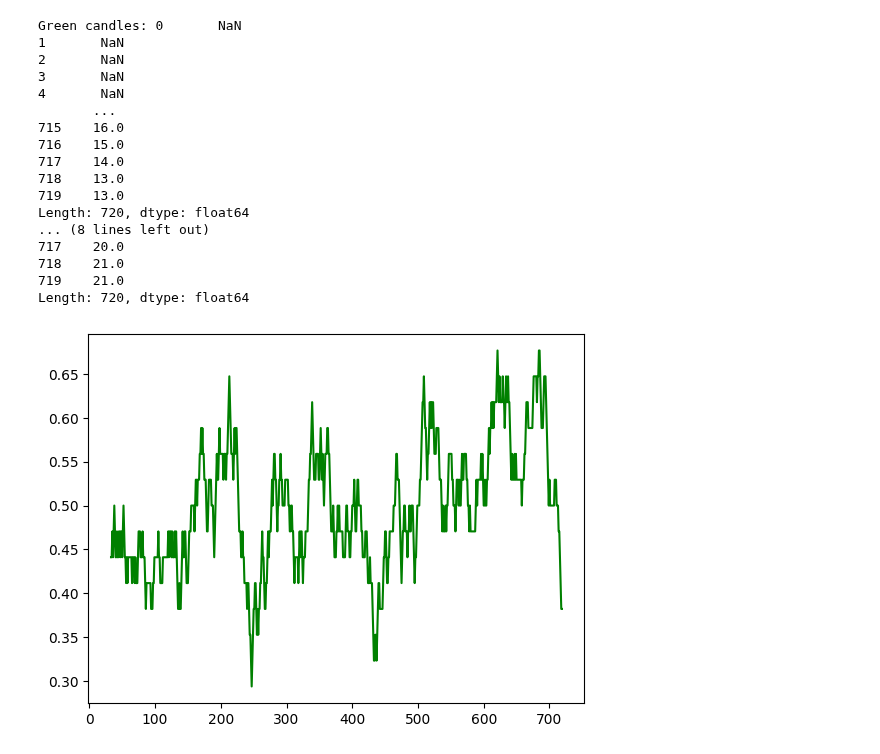
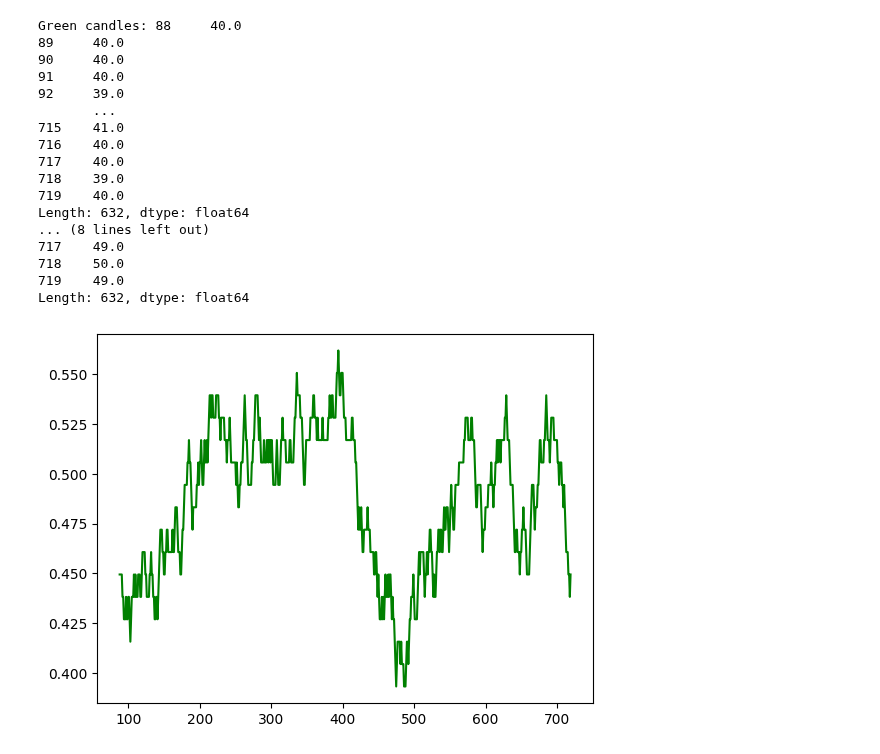
Before and after one commit to nickwilliamsdev/treetrader, a Jupyter notebook: crypto_prob_research.ipynb, the cells around one changed output. Drawn from its saved outputs; the diff is of its cells as text; code cells hidden in the pictures.

```diff
--- a/crypto_prob_research.ipynb
+++ b/crypto_prob_research.ipynb
@@ -24,9 +24,9 @@ import matplotlib.pyplot as plt
 
 syms = list(df_dict.keys())
 
-df = df_dict[syms[9]]
+df = df_dict[syms[0]]
 
-print(syms[9])
+print(syms[0])
 returns = df['close'].pct_change().dropna()
 
 plt.figure(figsize=(10, 6))
@@ -42,29 +42,29 @@ ETHUSDT.txt
 # %%
-green_candles = (df['close'] > df['open']).rolling(34).sum().dropna(inplace=True)
-red_candles = (df['close'] < df['open']).rolling(34).sum().dropna(inplace=True)
+green_candles = (df['close'] > df['open']).rolling(89).sum().dropna()
+red_candles = (df['close'] < df['open']).rolling(89).sum().dropna()
 
 print(f"Green candles: {green_candles}")
 print(f"Red candles: {red_candles}")
 rolling_ratio = green_candles / (green_candles + red_candles)
 
 plt.plot(rolling_ratio, label='Rolling Ratio of Green Candles', color='green')
 plt.show()
 # %% [output]
-Green candles: 0       NaN
-1       NaN
-2       NaN
-3       NaN
-4       NaN
+Green candles: 88     40.0
+89     40.0
+90     40.0
+91     40.0
+92     39.0
        ...
-715    16.0
-716    15.0
-717    14.0
-718    13.0
-719    13.0
-Length: 720, dtype: float64
+715    41.0
+716    40.0
+717    40.0
+718    39.0
+719    40.0
+Length: 632, dtype: float64
 ... (8 lines left out)
-717    20.0
-718    21.0
-719    21.0
-Length: 720, dtype: float64
+717    49.0
+718    50.0
+719    49.0
+Length: 632, dtype: float64
-[figure, old version]
+[figure, new version]
```
Also changed, not shown: parts of 1 cell of this notebook.
